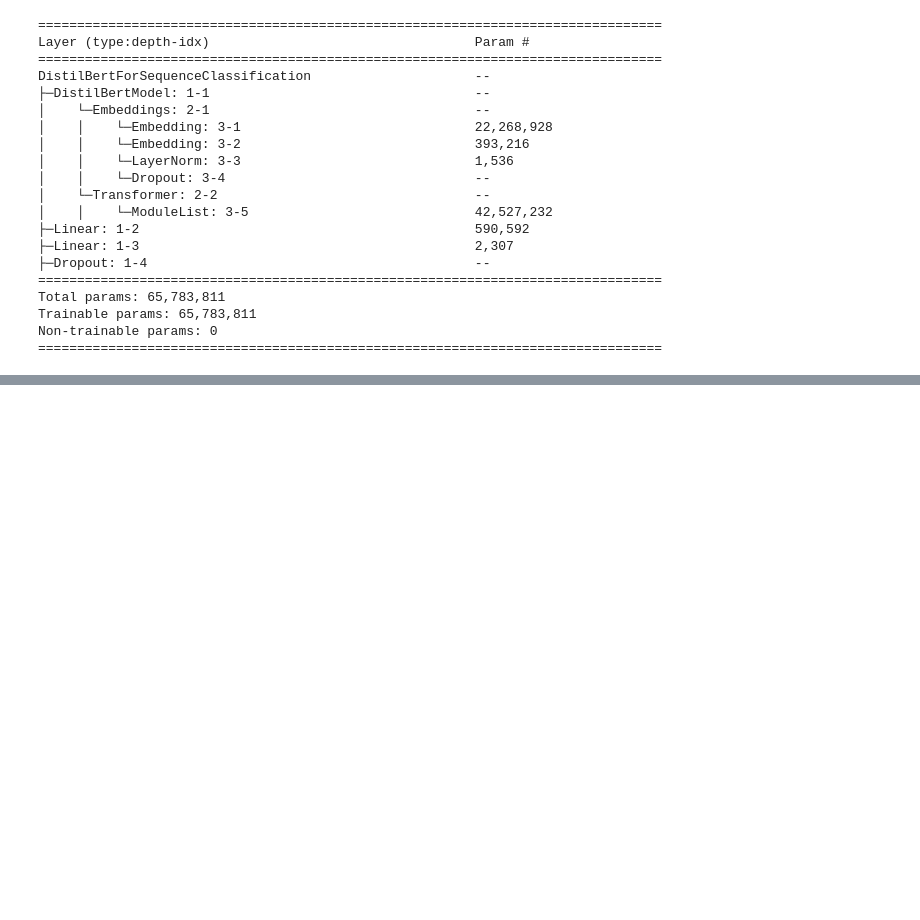
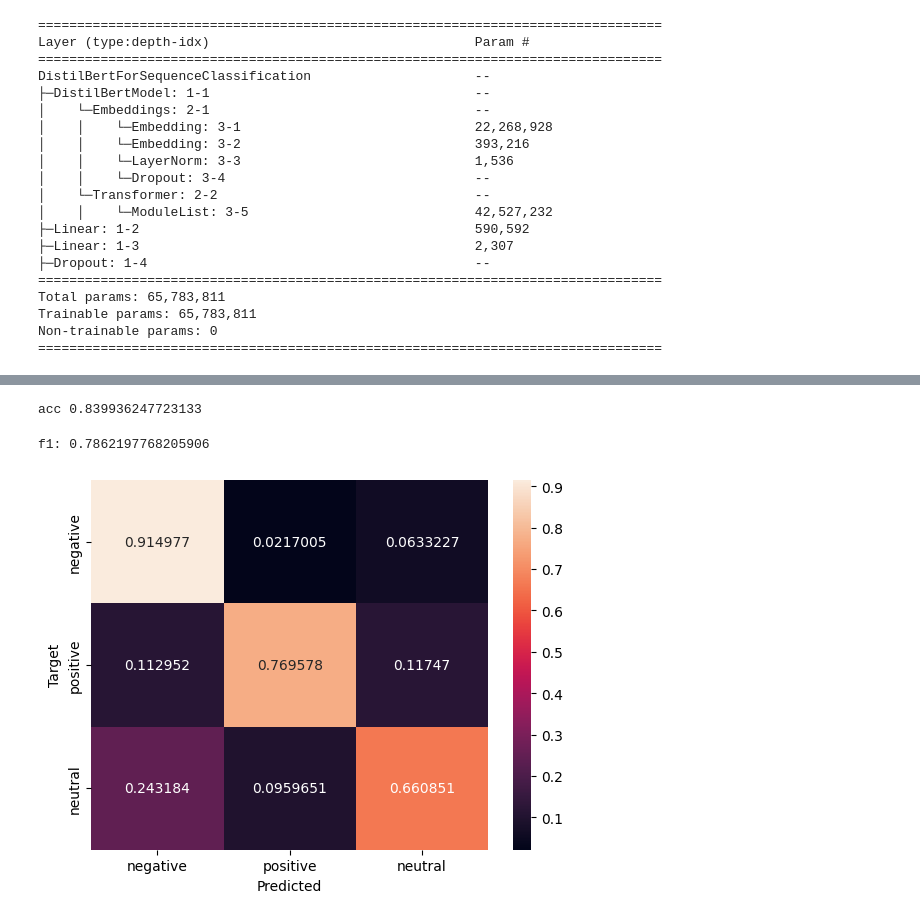
Before and after one commit to JonasHagstrom79/Natural-Language-Processing, a Jupyter notebook: Fine_tuning_Sentiment_Custom_Dataset.ipynb, the cells around one changed output, grey strips where cells are left out. Cells and saved outputs as stored; diff of their text form; code cells hidden in the pictures; blank space fills up the shorter version.

```diff
--- a/Fine_tuning_Sentiment_Custom_Dataset.ipynb
+++ b/Fine_tuning_Sentiment_Custom_Dataset.ipynb
@@ -250,6 +262,6 @@ trainer.train()
 from transformers import pipeline
 # %%
-#
+# Instanciate a pipeline, task is text classification
 savedmodel = pipeline('text-classification',
-                      modedl='training_dir/checkpoint-1282',
+                      model='trainig_dir/checkpoint-1282',
                       device=0)
@@ -261,0 +276,3 @@ test_pred = savedmodl(split['test']['sentence'])
+# %%
+# Run the test set through our savedmodel to get the test predictions
+test_pred = savedmodel(split['test']['sentence'])
@@ -261,0 +300,29 @@ test_pred = savedmodl(split['test']['sentence'])
+# %%
+# Convert the dict above to a list of int labels
+def get_label(d):
+  return int(d['label'].split('_')[1])
+
+test_pred = [get_label(d) for d in test_pred]
+# %%
+# Check the accuracy of our predictions, should match the 2nd epoch froma above
+print("acc", accuracy_score(split['test']['label'], test_pred))
+# %% [output]
+acc 0.839936247723133
+# %%
+# Check th f1 score
+print("f1:", f1_score(split['test']['label'], test_pred, average='macro'))
+# %% [output]
+f1: 0.7862197768205906
+# %%
+# Plot the cofusion matrix for our trained model on the test set
+def plot_cm(cm):
+  classes = ['negative', 'positive', 'neutral']
+  df_cm = pd.DataFrame(cm, index=classes, columns=classes)
+  ax = sn.heatmap(df_cm, annot=True, fmt='g')
+  ax.set_xlabel("Predicted")
+  ax.set_ylabel("Target")
+
+cm = confusion_matrix(split['test']['label'], test_pred, normalize='true')
+plot_cm(cm)
+# %% [output]
+[figure, added]
```
Also changed, not shown: parts of 17 cells of this notebook.
